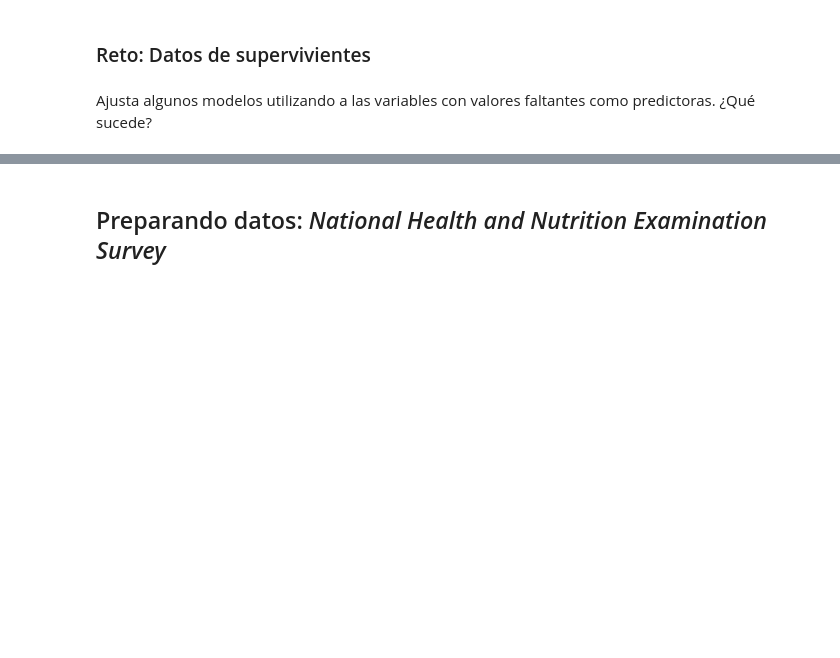
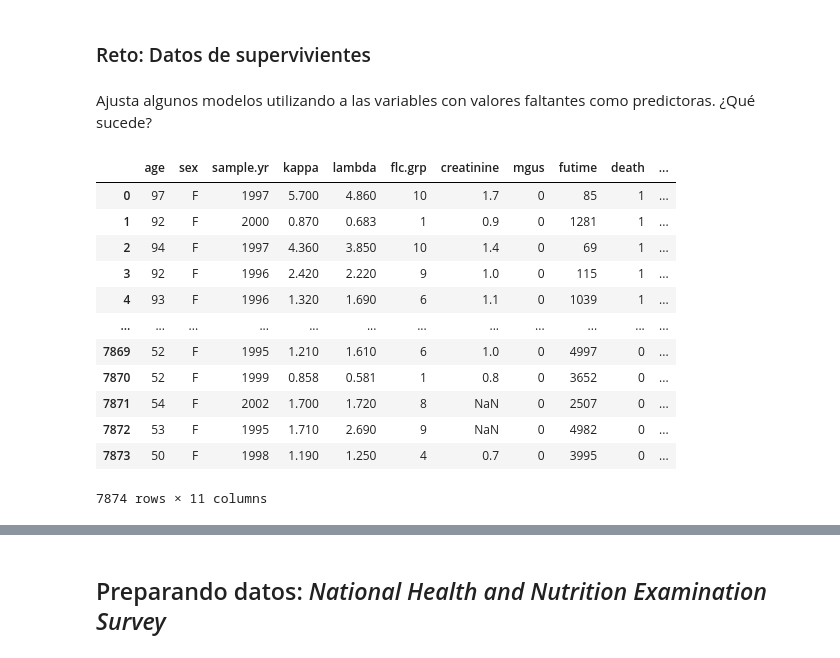
Before and after one commit to Disskaf/Datos_faltantes, a Jupyter notebook: curso-datos-faltantes-imputacion-main/live-imputation-missing-values.ipynb, the cells around one changed output, grey strips where cells are left out. Cells and saved outputs as stored; diff of their text form; code cells hidden in the pictures; blank space fills up the shorter version.

```diff
--- a/curso-datos-faltantes-imputacion-main/live-imputation-missing-values.ipynb
+++ b/curso-datos-faltantes-imputacion-main/live-imputation-missing-values.ipynb
@@ -150,0 +149,16 @@ Ajusta algunos modelos utilizando a las variables con valores faltantes como pre
+# %%
+survival_df
+# %% [output]
+|  | age | sex | sample.yr | kappa | lambda | flc.grp | creatinine | mgus | futime | death | ... |
+| 0 | 97 | F | 1997 | 5.700 | 4.860 | 10 | 1.7 | 0 | 85 | 1 | ... |
+| 1 | 92 | F | 2000 | 0.870 | 0.683 | 1 | 0.9 | 0 | 1281 | 1 | ... |
+| 2 | 94 | F | 1997 | 4.360 | 3.850 | 10 | 1.4 | 0 | 69 | 1 | ... |
+| 3 | 92 | F | 1996 | 2.420 | 2.220 | 9 | 1.0 | 0 | 115 | 1 | ... |
+| 4 | 93 | F | 1996 | 1.320 | 1.690 | 6 | 1.1 | 0 | 1039 | 1 | ... |
+| ... | ... | ... | ... | ... | ... | ... | ... | ... | ... | ... | ... |
+| 7869 | 52 | F | 1995 | 1.210 | 1.610 | 6 | 1.0 | 0 | 4997 | 0 | ... |
+| 7870 | 52 | F | 1999 | 0.858 | 0.581 | 1 | 0.8 | 0 | 3652 | 0 | ... |
+| 7871 | 54 | F | 2002 | 1.700 | 1.720 | 8 | NaN | 0 | 2507 | 0 | ... |
+| 7872 | 53 | F | 1995 | 1.710 | 2.690 | 9 | NaN | 0 | 4982 | 0 | ... |
+| 7873 | 50 | F | 1998 | 1.190 | 1.250 | 4 | 0.7 | 0 | 3995 | 0 | ... |
+7874 rows × 11 columns
```
Also changed, not shown: parts of 2 cells of this notebook.
